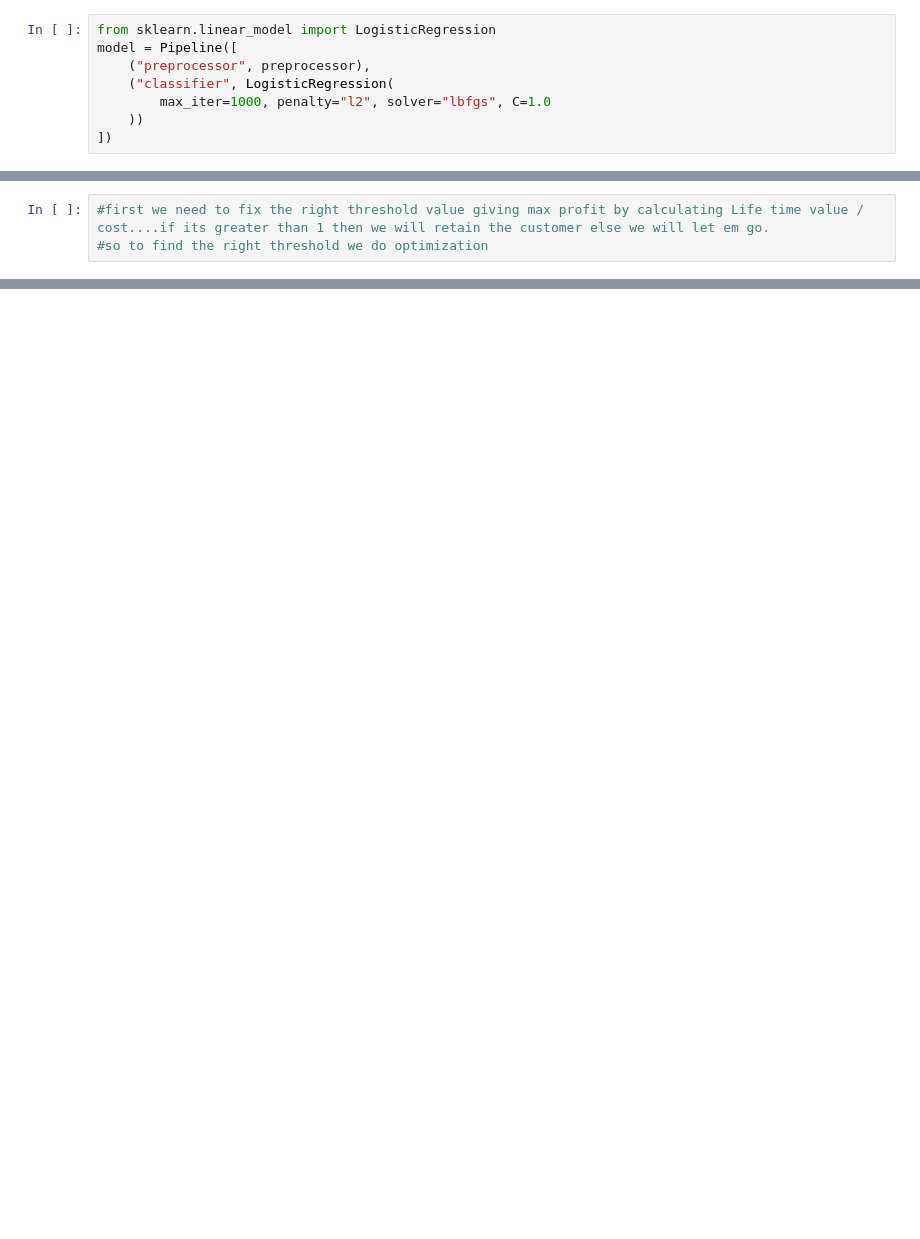
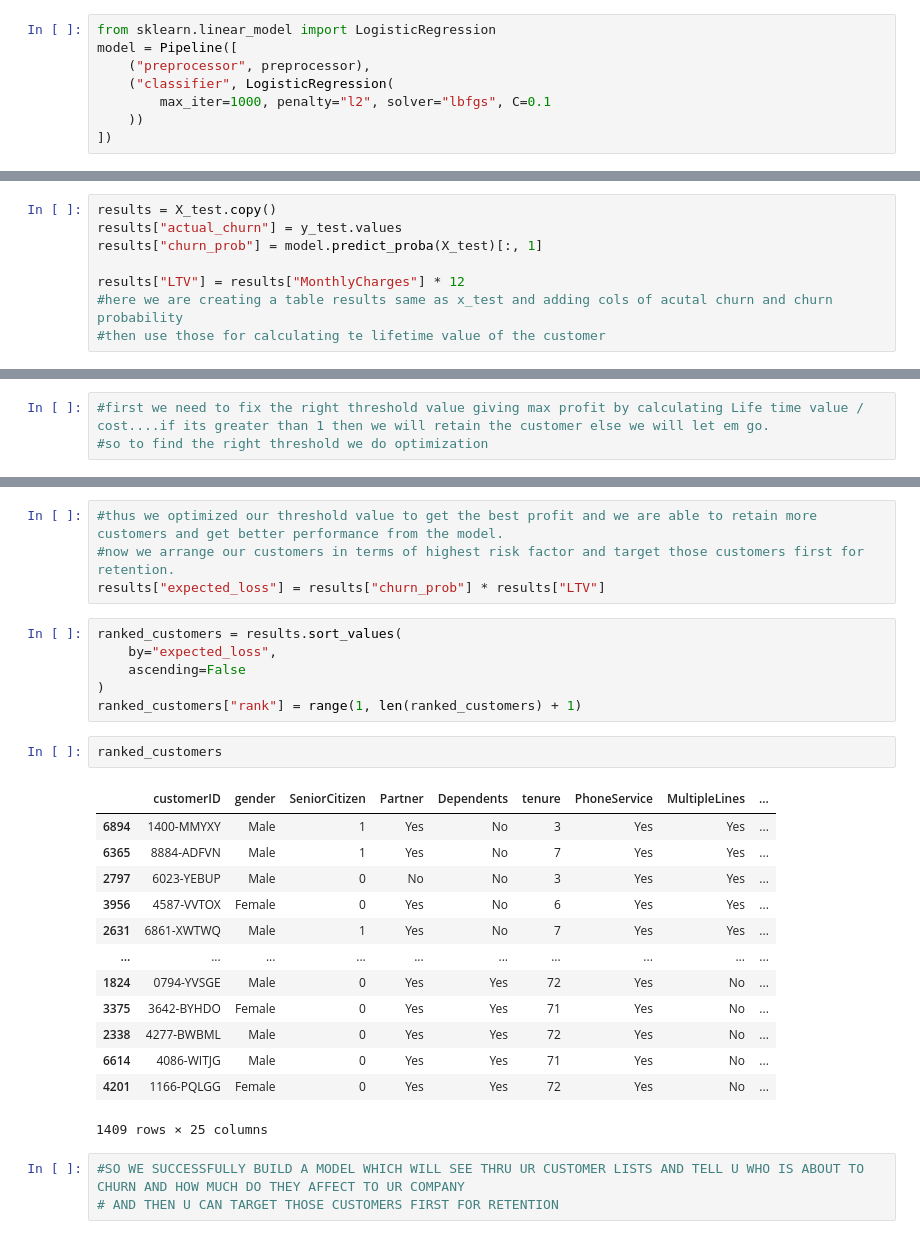
Before and after one commit to karnam-ui/Machine-Learning, a Jupyter notebook: MP1/Dataset.ipynb, the cells around one changed output, grey strips where cells are left out. Saved outputs shown, nothing was run; the diff lists cells and outputs as text; blank space fills up the shorter version.

```diff
--- a/MP1/Dataset.ipynb
+++ b/MP1/Dataset.ipynb
@@ -201,7 +201,7 @@ from sklearn.linear_model import LogisticRegression
 model = Pipeline([
     ("preprocessor", preprocessor),
     ("classifier", LogisticRegression(
-        max_iter=1000, penalty="l2", solver="lbfgs", C=1.0
+        max_iter=1000, penalty="l2", solver="lbfgs", C=0.1
     ))
 ])
 # %%
@@ -282 +280,9 @@ print(confusion_matrix(y_test, y_pred))
 # and if this value is positive then we will retain the customer else we will let em go.
+# %%
+results = X_test.copy()
+results["actual_churn"] = y_test.values
+results["churn_prob"] = model.predict_proba(X_test)[:, 1]
+
+results["LTV"] = results["MonthlyCharges"] * 12
+#here we are creating a table results same as x_test and adding cols of acutal churn and churn probability
+#then use those for calculating te lifetime value of the customer
@@ -285,0 +338,29 @@ print(confusion_matrix(y_test, y_pred))
+# %%
+#thus we optimized our threshold value to get the best profit and we are able to retain more customers and get better performance from the model.
+#now we arrange our customers in terms of highest risk factor and target those customers first for retention.
+results["expected_loss"] = results["churn_prob"] * results["LTV"]
+# %%
+ranked_customers = results.sort_values(
+    by="expected_loss",
+    ascending=False
+)
+ranked_customers["rank"] = range(1, len(ranked_customers) + 1)
+# %%
+ranked_customers
+# %% [output]
+|  | customerID | gender | SeniorCitizen | Partner | Dependents | tenure | PhoneService | MultipleLines | ... |
+| 6894 | 1400-MMYXY | Male | 1 | Yes | No | 3 | Yes | Yes | ... |
+| 6365 | 8884-ADFVN | Male | 1 | Yes | No | 7 | Yes | Yes | ... |
+| 2797 | 6023-YEBUP | Male | 0 | No | No | 3 | Yes | Yes | ... |
+| 3956 | 4587-VVTOX | Female | 0 | Yes | No | 6 | Yes | Yes | ... |
+| 2631 | 6861-XWTWQ | Male | 1 | Yes | No | 7 | Yes | Yes | ... |
+| ... | ... | ... | ... | ... | ... | ... | ... | ... | ... |
+| 1824 | 0794-YVSGE | Male | 0 | Yes | Yes | 72 | Yes | No | ... |
+| 3375 | 3642-BYHDO | Female | 0 | Yes | Yes | 71 | Yes | No | ... |
+| 2338 | 4277-BWBML | Male | 0 | Yes | Yes | 72 | Yes | No | ... |
+| 6614 | 4086-WITJG | Male | 0 | Yes | Yes | 71 | Yes | No | ... |
+| 4201 | 1166-PQLGG | Female | 0 | Yes | Yes | 72 | Yes | No | ... |
+1409 rows × 25 columns
+# %%
+#SO WE SUCCESSFULLY BUILD A MODEL WHICH WILL SEE THRU UR CUSTOMER LISTS AND TELL U WHO IS ABOUT TO CHURN AND HOW MUCH DO THEY AFFECT TO UR COMPANY
+# AND THEN U CAN TARGET THOSE CUSTOMERS FIRST FOR RETENTION
```
Also changed, not shown: parts of 10 cells of this notebook.
